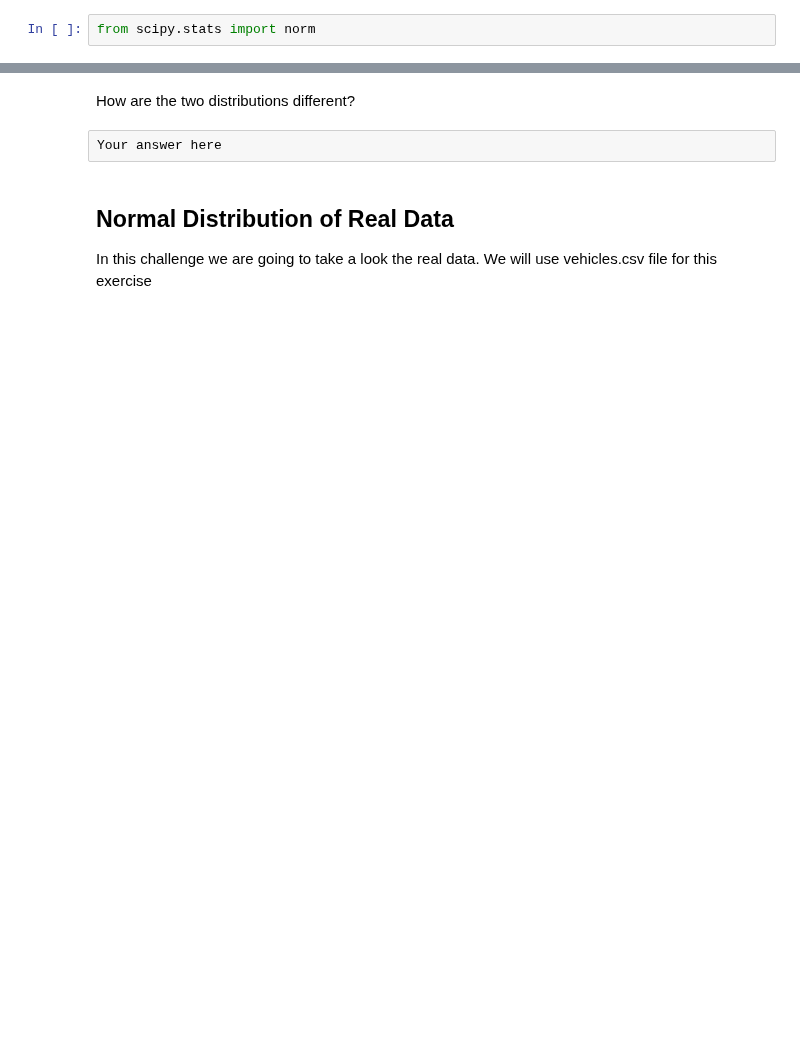
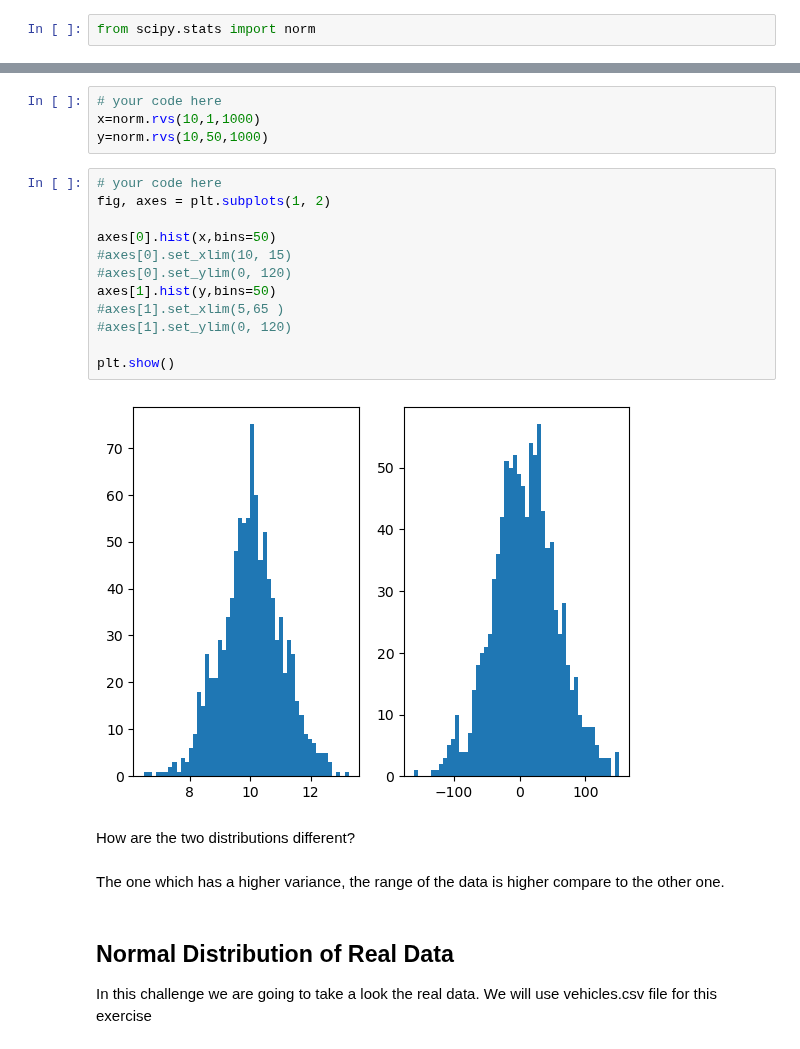
Before and after one commit to ironhack-labs/lab-continuous-probability-distributions-en, a Jupyter notebook: your-code/main.ipynb, the cells around one changed output, grey strips where cells are left out. Saved outputs shown, nothing was run; the diff lists cells and outputs as text; blank space fills up the shorter version.

```diff
--- a/your-code/main.ipynb
+++ b/your-code/main.ipynb
@@ -77,7 +111,25 @@ from scipy.stats import norm
+# %%
+# your code here
+x=norm.rvs(10,1,1000)
+y=norm.rvs(10,50,1000)
+# %%
+# your code here
+fig, axes = plt.subplots(1, 2)
+
+axes[0].hist(x,bins=50)
+#axes[0].set_xlim(10, 15)
+#axes[0].set_ylim(0, 120)
+axes[1].hist(y,bins=50)
+#axes[1].set_xlim(5,65 )
+#axes[1].set_ylim(0, 120)
+
+plt.show()
+# %% [output]
+[figure, added]
 # %% [markdown]
 How are the two distributions different?
-# %% [raw]
-Your answer here
+# %% [markdown]
+The one which has a higher variance, the range of the data is higher compare to the other one.
 # %% [markdown]
 ## Normal Distribution of Real Data
 
```
Also changed, not shown: parts of 33 cells of this notebook.
